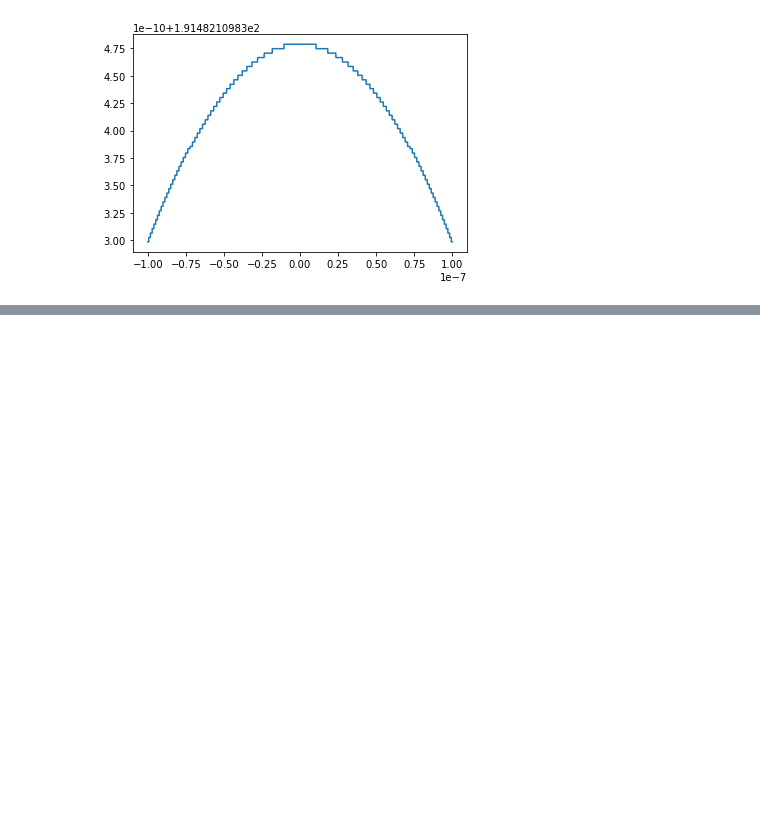
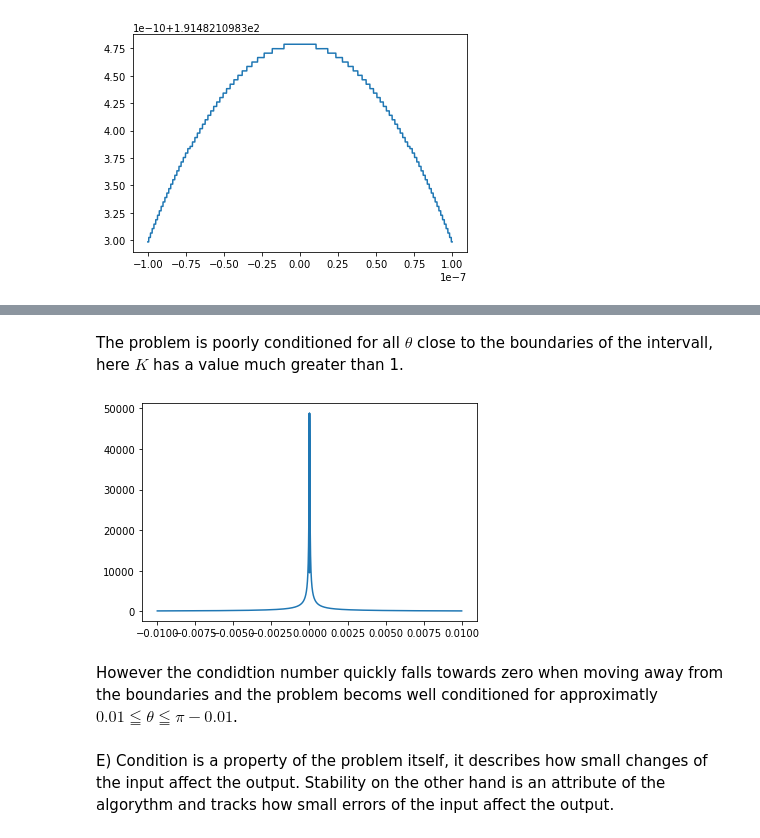
Before and after one commit to ttros/SMD, a Jupyter notebook: 1/exercise_2.ipynb, the cells around one changed output, grey strips where cells are left out. Saved outputs shown, nothing was run; the diff lists cells and outputs as text; code cells hidden in the pictures; blank space fills up the shorter version.

```diff
--- a/1/exercise_2.ipynb
+++ b/1/exercise_2.ipynb
@@ -46,0 +74,17 @@ plt.close()
+# %% [markdown]
+The problem is poorly conditioned for all $\theta$ close to the boundaries of the intervall, here $K$ has a value
+much greater than 1.
+# %%
+xx = np.linspace(-10**-2,10**-2,10000)
+plt.plot(xx,K(50*10**9,xx))
+plt.show()
+plt.close()
+# %% [output]
+[figure, added]
+# %% [markdown]
+However the condidtion number quickly falls towards zero when moving away from the boundaries and the problem becoms well
+conditioned for approximatly $0.01\leqq\theta\leqq\pi-0.01$.
+# %% [markdown]
+E)
+Condition is a property of the problem itself, it describes how small changes of the input affect the output.
+Stability on the other hand is an attribute of the algorythm and tracks how small errors of the input affect the output.
```
Also changed, not shown: parts of 9 cells of this notebook, 1 other file.
